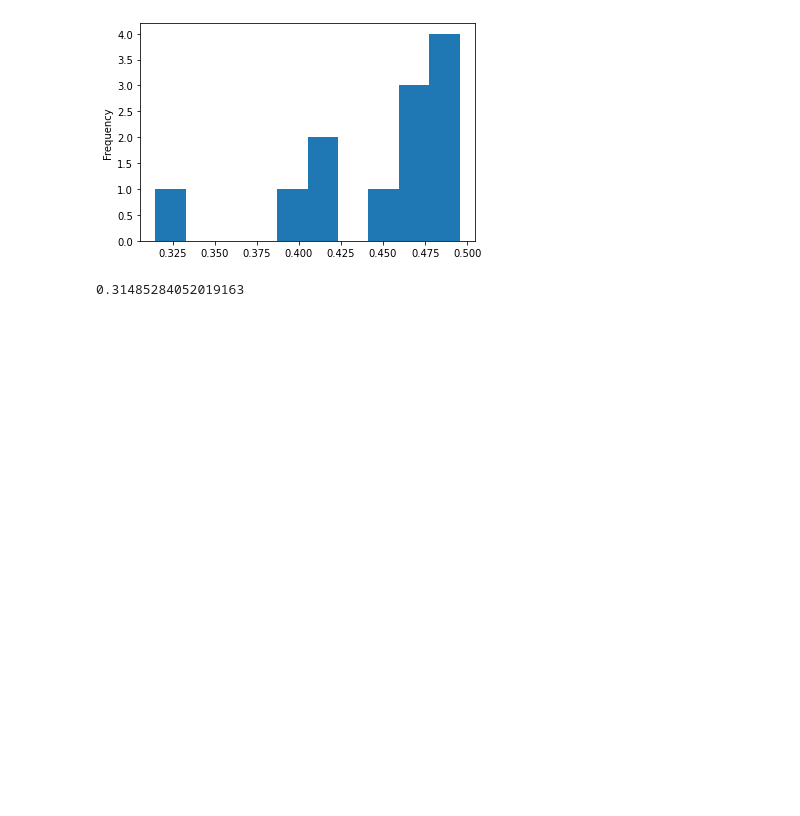
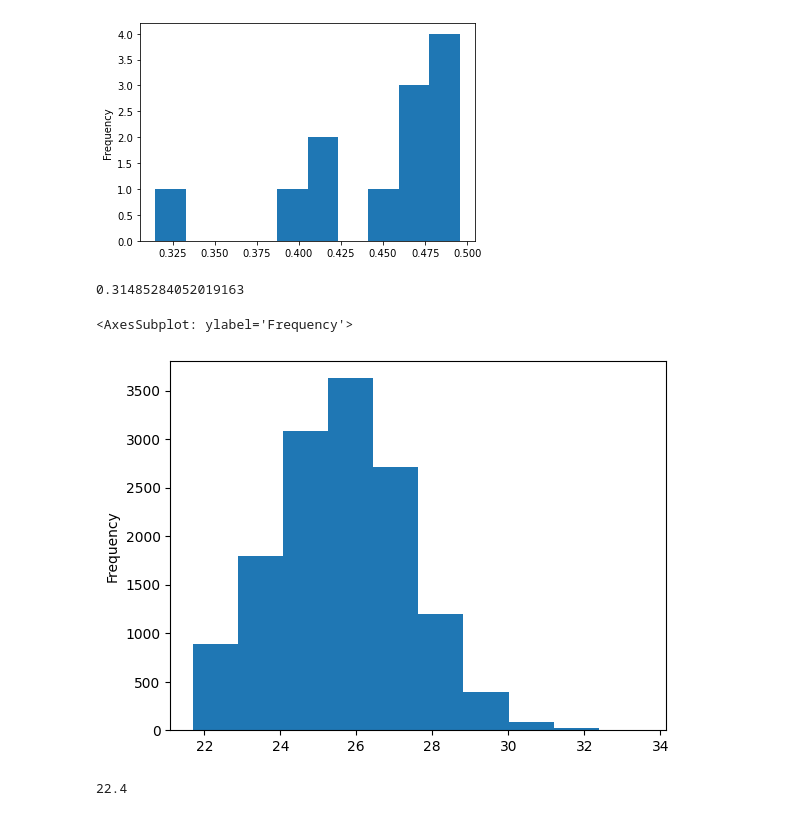
Before and after one commit to carlosbrown2/near-earth, a Jupyter notebook: EDA.ipynb, the cells around one changed output. Drawn from its saved outputs; the diff is of its cells as text; code cells hidden in the pictures; blank space fills up the shorter version.

```diff
--- a/EDA.ipynb
+++ b/EDA.ipynb
@@ -74,3 +78,12 @@ df[df.per_year < 0.5].per_year.plot(kind='hist')
 df.per.min() / 365.25
 # %% [output]
 0.31485284052019163
+# %%
+df[(df.moid < 0.05) & (df.pha == "N")].H.plot(kind="hist")
+# %% [output]
+<AxesSubplot: ylabel='Frequency'>
+[figure, added]
+# %%
+df[df.pha == "Y"].H.max()
+# %% [output]
+22.4
```
Also changed, not shown: parts of 2 cells of this notebook, 2 other files.
